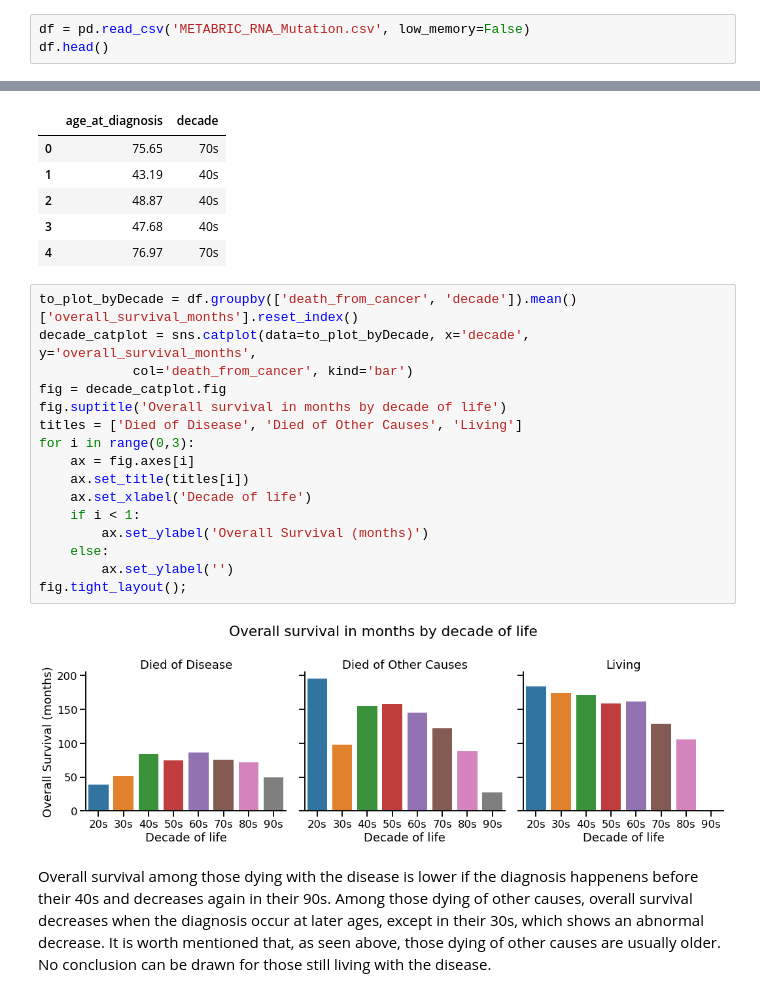
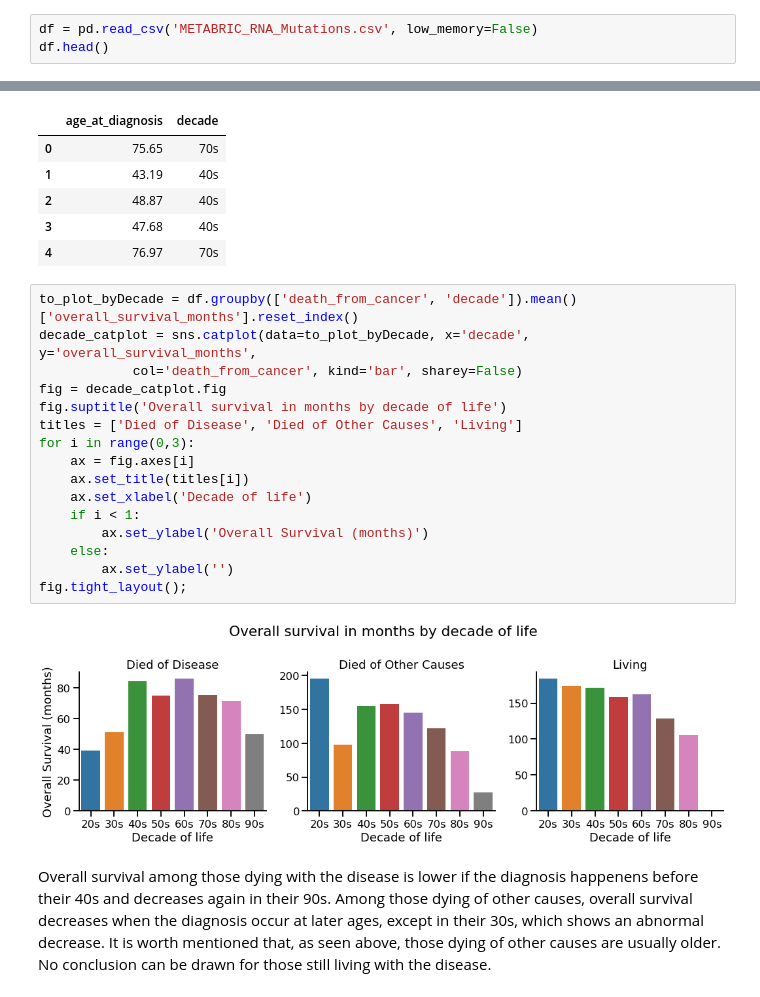
Before and after one commit to antdbar/METABRIC, a Jupyter notebook: METABRIC_EDA.ipynb, the cells around one changed output, grey strips where cells are left out. Cells and saved outputs as stored; diff of their text form.

```diff
--- a/METABRIC_EDA.ipynb
+++ b/METABRIC_EDA.ipynb
@@ -11,7 +11,7 @@ sns.set_context('talk')
 # %% [markdown]
 # Load dataset
 # %%
-df = pd.read_csv('METABRIC_RNA_Mutation.csv', low_memory=False)
+df = pd.read_csv('METABRIC_RNA_Mutations.csv', low_memory=False)
 df.head()
 # %% [output]
 |  | patient_id | age_at_diagnosis | type_of_breast_surgery | cancer_type | cancer_type_detailed | cellularity | ... |
@@ -353,21 +353,21 @@ df[['age_at_diagnosis', 'decade']].head()
 # %%
 to_plot_byDecade = df.groupby(['death_from_cancer', 'decade']).mean()['overall_survival_months'].reset_index()
 decade_catplot = sns.catplot(data=to_plot_byDecade, x='decade', y='overall_survival_months',
-            col='death_from_cancer', kind='bar')
+            col='death_from_cancer', kind='bar', sharey=False)
 fig = decade_catplot.fig
 fig.suptitle('Overall survival in months by decade of life')
 titles = ['Died of Disease', 'Died of Other Causes', 'Living']
 for i in range(0,3):
     ax = fig.axes[i]
     ax.set_title(titles[i])
     ax.set_xlabel('Decade of life')
     if i < 1:
         ax.set_ylabel('Overall Survival (months)')
     else:
         ax.set_ylabel('')
 fig.tight_layout();
 # %% [output]
-[figure, old version]
+[figure, new version]
 # %% [markdown]
 Overall survival among those dying with the disease is lower if the diagnosis happenens before their 40s and decreases again in their 90s. Among those dying of other causes, overall survival decreases when the diagnosis occur at later ages, except in their 30s, which shows an abnormal decrease. It is worth mentioned that, as seen above, those dying of other causes are usually older. No conclusion can be drawn for those still living with the disease.
 # %%
```
Also changed, not shown: parts of 14 cells of this notebook.
